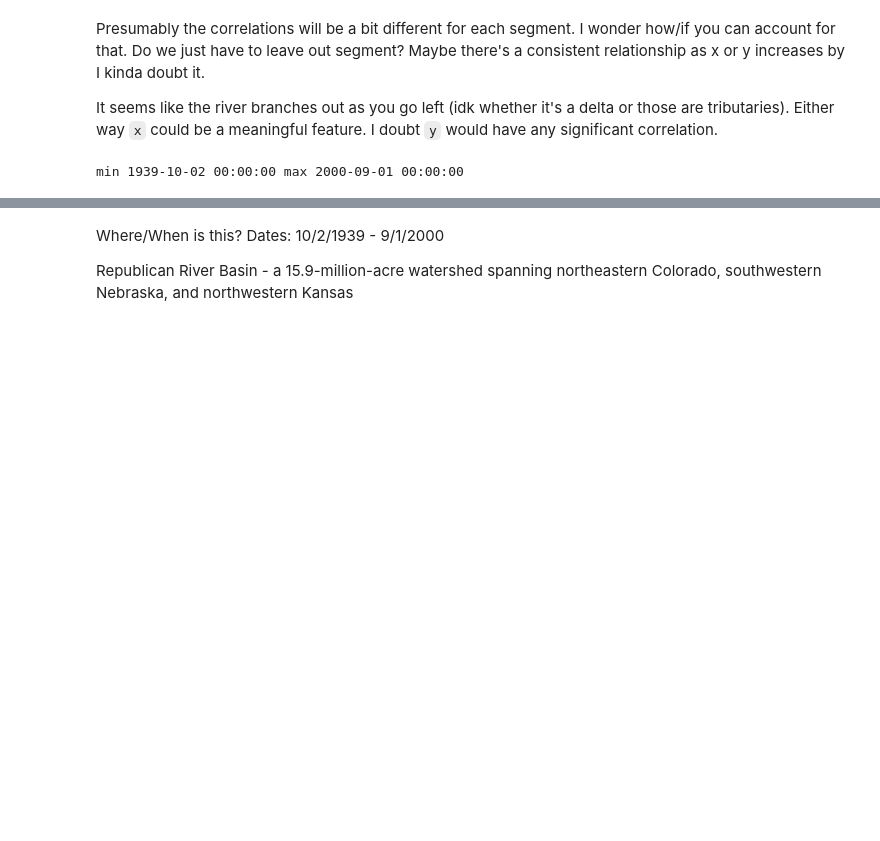
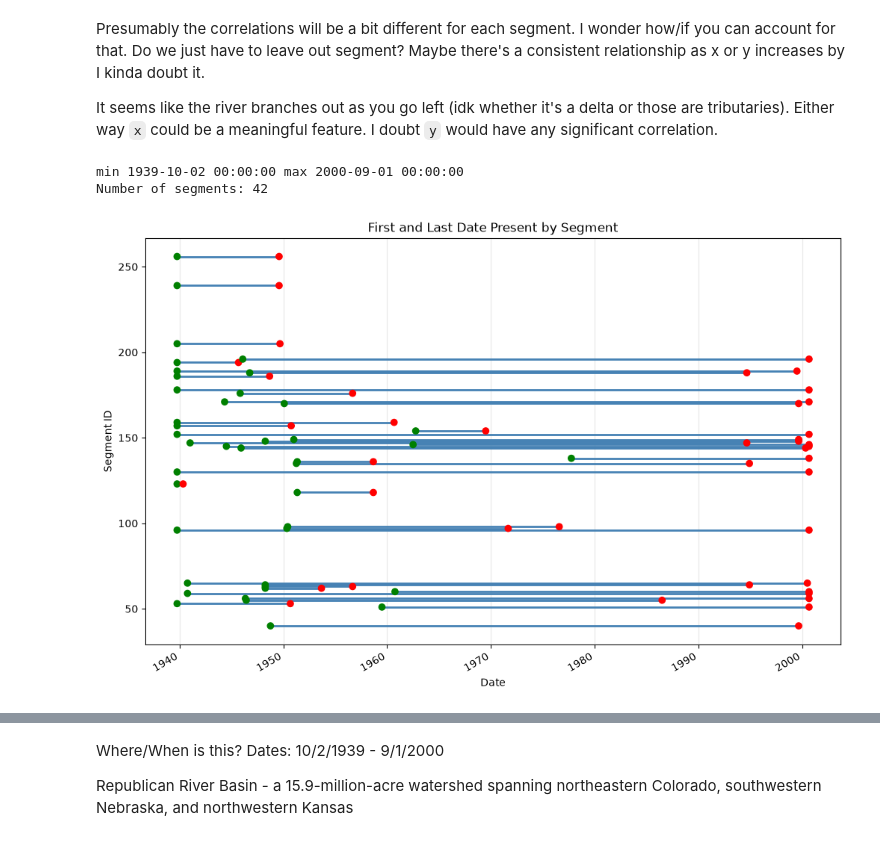
Before and after one commit to Meikul/cs6830_project6, a Jupyter notebook: project6.ipynb, the cells around one changed output, grey strips where cells are left out. Cells and saved outputs as stored; diff of their text form; code cells hidden in the pictures; blank space fills up the shorter version.

```diff
--- a/project6.ipynb
+++ b/project6.ipynb
@@ -31,9 +32,33 @@ It seems like the river branches out as you go left (idk whether it's a delta or
 # %%
 # Date range
 print(f'min {df['DateTime'].min()} max {df['DateTime'].max()}')
 
 # Research events during time range
+num_segments = df['Segment_id'].nunique()
+print(f'Number of segments: {num_segments}')
+df['Segment_id'].value_counts(normalize=True)
+# df[df['Segment_id'] == 123]
+date_ranges = (
+    df.groupby('Segment_id')['DateTime']
+      .agg(first='min', last='max')
+      .sort_values('first')
+)
 
-# Overlay map
+fig, ax = plt.subplots(figsize=(12, 8))
+
+for segment_id, row in date_ranges.iterrows():
+    ax.plot([row['first'], row['last']], [segment_id, segment_id],
+            color='steelblue', linewidth=2)
+    ax.scatter([row['first'], row['last']], [segment_id, segment_id],
+               color=['green', 'red'], zorder=3)
+
+ax.set_xlabel('Date')
+ax.set_ylabel('Segment ID')
+ax.set_title('First and Last Date Present by Segment')
+ax.grid(axis='x', alpha=0.3)
+fig.autofmt_xdate()
+plt.show()
 # %% [output]
 min 1939-10-02 00:00:00 max 2000-09-01 00:00:00
+Number of segments: 42
+[figure, added]
```
Also changed, not shown: parts of 3 cells of this notebook.
